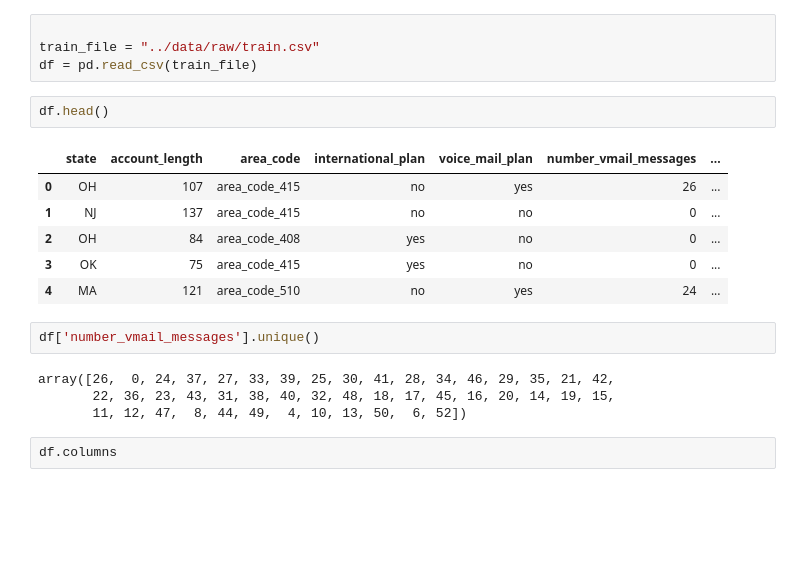
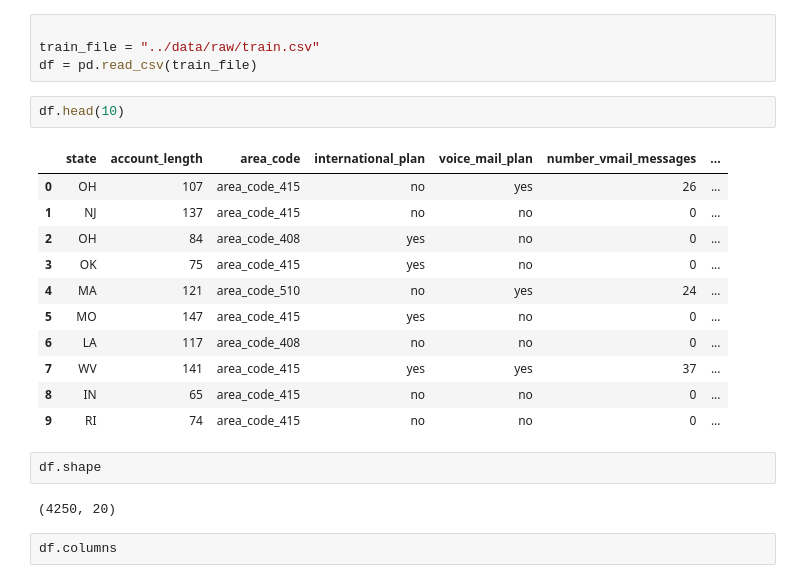
Before and after one commit to Gifted-Dev/customerChurn_prediction, a Jupyter notebook: notebooks/EDA.ipynb, the cells around one changed output. Drawn from its saved outputs; the diff is of its cells as text; blank space fills up the shorter version.

```diff
--- a/notebooks/EDA.ipynb
+++ b/notebooks/EDA.ipynb
@@ -11,20 +11,23 @@ import numpy as np
 train_file = "../data/raw/train.csv"
 df = pd.read_csv(train_file)
 # %%
-df.head()
+df.head(10)
 # %% [output]
 |  | state | account_length | area_code | international_plan | voice_mail_plan | number_vmail_messages | ... |
 | 0 | OH | 107 | area_code_415 | no | yes | 26 | ... |
 | 1 | NJ | 137 | area_code_415 | no | no | 0 | ... |
 | 2 | OH | 84 | area_code_408 | yes | no | 0 | ... |
 | 3 | OK | 75 | area_code_415 | yes | no | 0 | ... |
 | 4 | MA | 121 | area_code_510 | no | yes | 24 | ... |
+| 5 | MO | 147 | area_code_415 | yes | no | 0 | ... |
+| 6 | LA | 117 | area_code_408 | no | no | 0 | ... |
+| 7 | WV | 141 | area_code_415 | yes | yes | 37 | ... |
+| 8 | IN | 65 | area_code_415 | no | no | 0 | ... |
+| 9 | RI | 74 | area_code_415 | no | no | 0 | ... |
-# %%
-df['number_vmail_messages'].unique()
-# %% [output]
-array([26,  0, 24, 37, 27, 33, 39, 25, 30, 41, 28, 34, 46, 29, 35, 21, 42,
-       22, 36, 23, 43, 31, 38, 40, 32, 48, 18, 17, 45, 16, 20, 14, 19, 15,
-       11, 12, 47,  8, 44, 49,  4, 10, 13, 50,  6, 52])
+# %%
+df.shape
+# %% [output]
+(4250, 20)
 # %%
 df.columns
 # %% [output]
```
Also changed, not shown: parts of 14 cells of this notebook.
